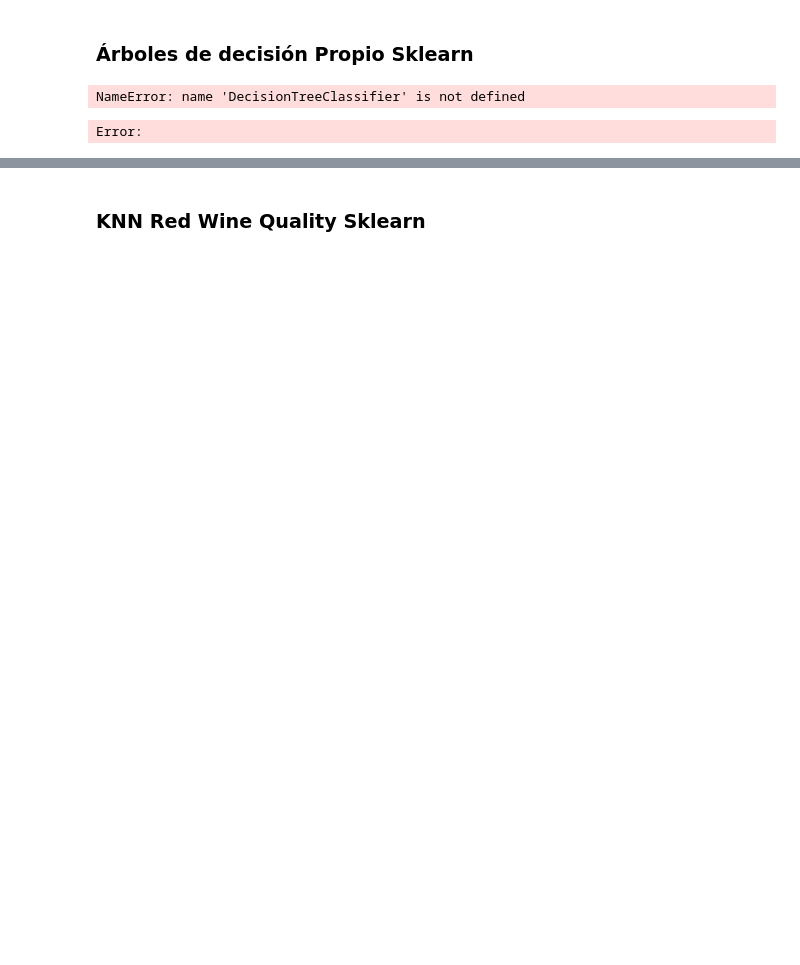
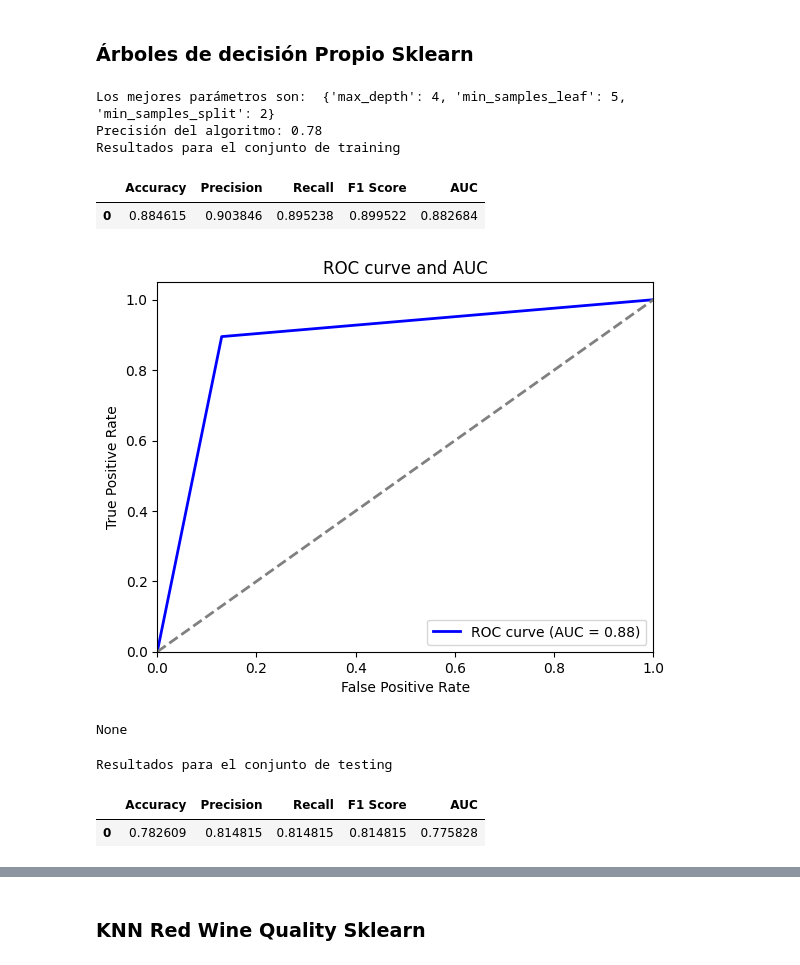
Before and after one commit to JulianCamacho/CE-5506-Reconocimiento-de-Patrones, a Jupyter notebook: Proyecto1/Proyecto1.ipynb, the cells around one changed output, grey strips where cells are left out. Saved outputs shown, nothing was run; the diff lists cells and outputs as text; code cells hidden in the pictures; blank space fills up the shorter version.

```diff
--- a/Proyecto1/Proyecto1.ipynb
+++ b/Proyecto1/Proyecto1.ipynb
@@ -1026,26 +1046,44 @@ Los mejores parámetros son:  {'max_depth': 2, 'min_samples_leaf': 5, 'min_sampl
 # %%
 # Instanciar clasificador de SKlearn
 tree = DecisionTreeClassifier()
 
 # Definir parámetros
 param_grid = {
     'max_depth': [2, 4, 6, 8, 10, 12, 14],
     'min_samples_split': [2, 4, 6, 8, 10],
     'min_samples_leaf': [1, 2, 3, 4, 5]
 }
 
 # Crear un GridSearchCV con cross-validation de 5
 grid_search = GridSearchCV(tree, param_grid, cv=5)
 grid_search.fit(X_train_heart, y_train_heart)
 
 print("Los mejores parámetros son: ", grid_search.best_params_)
 
 # Obtener el mejor clasificador
 best_tree = grid_search.best_estimator_
-y_pred = best_tree.predict(X_test_heart)
+
+# Predecir para conjunto de training
+y_pred_heart_train = best_tree.predict(X_train_heart)
+# Predecir para conjunto de testing
+y_pred_heart_test = best_tree.predict(X_test_heart)
+
 accuracy = best_tree.score(X_test_heart, y_test_heart)
+print(f'Precisión del algoritmo: {accuracy:.2f}')
 
-computeSklearnMetrics(y_test_heart, y_pred)
+print("Resultados para el conjunto de training")
+display(computeSklearnMetrics(y_train_heart, y_pred_heart_train))
+
+print("Resultados para el conjunto de testing")
+computeSklearnMetrics(y_test_heart, y_pred_heart_test)
 # %% [output]
-NameError: name 'DecisionTreeClassifier' is not defined
+Los mejores parámetros son:  {'max_depth': 4, 'min_samples_leaf': 5, 'min_samples_split': 2}
+Precisión del algoritmo: 0.78
+Resultados para el conjunto de training
+|  | Accuracy | Precision | Recall | F1 Score | AUC |
+| 0 | 0.884615 | 0.903846 | 0.895238 | 0.899522 | 0.882684 |
+[figure, added]
-Error:
+None
+Resultados para el conjunto de testing
+|  | Accuracy | Precision | Recall | F1 Score | AUC |
+| 0 | 0.782609 | 0.814815 | 0.814815 | 0.814815 | 0.775828 |
```
Also changed, not shown: parts of 17 cells of this notebook.
